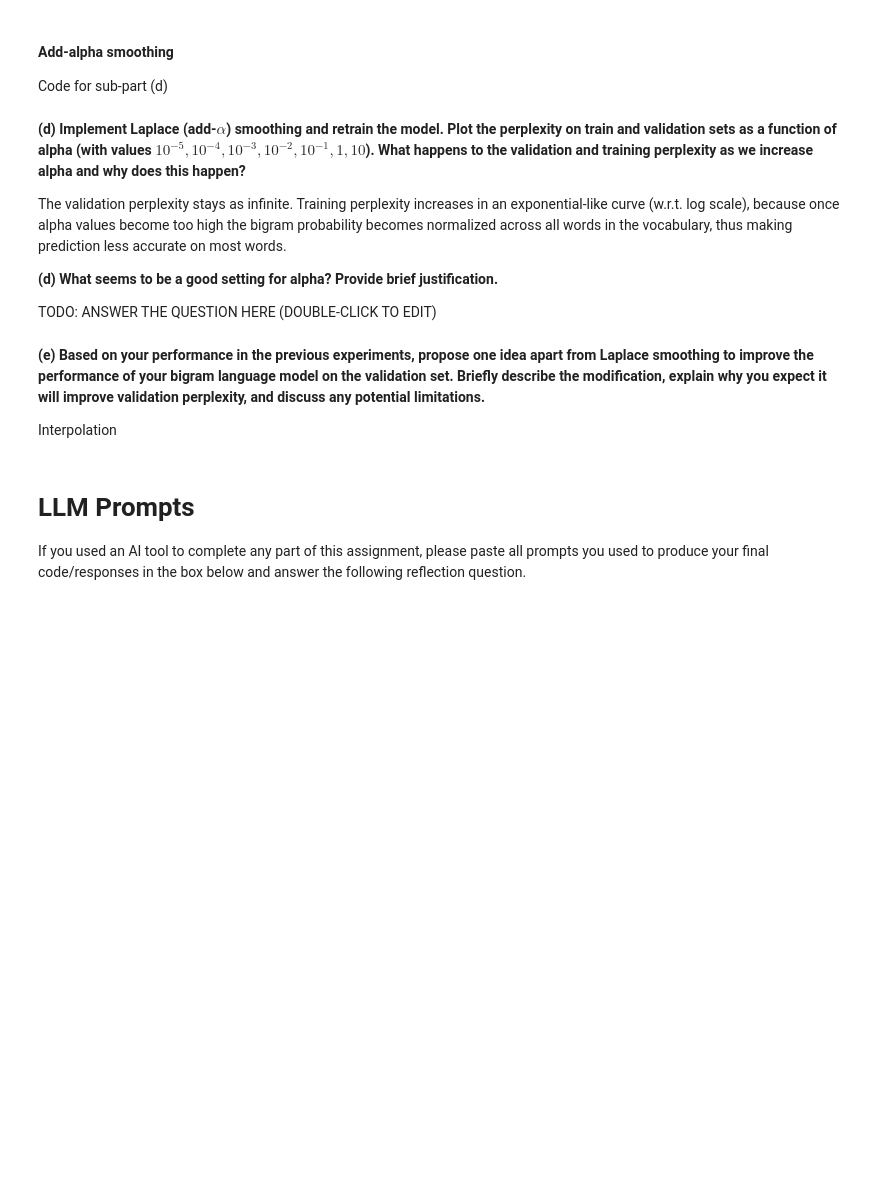
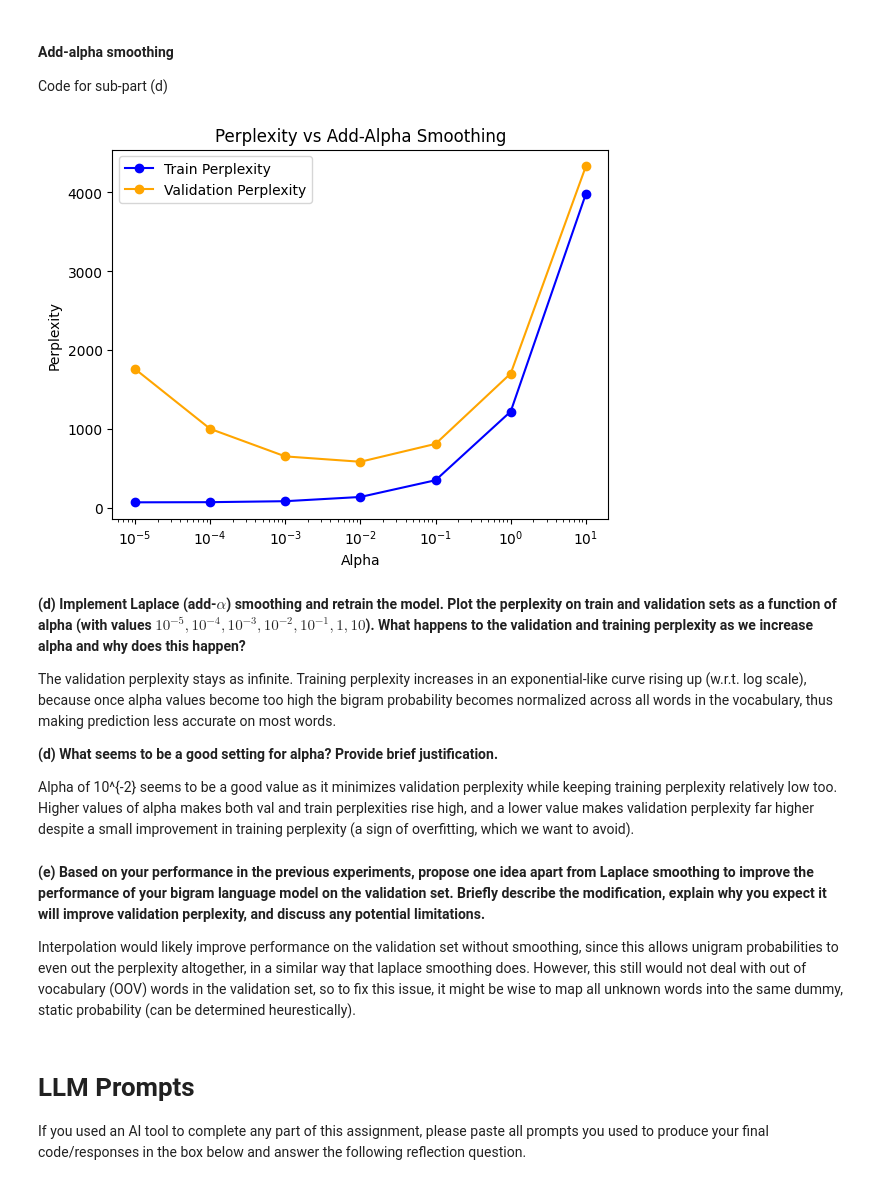
Before and after one commit to smkim0508/COS484-Notes, a Jupyter notebook: A1P1_Smoothing_(COS484_S2026).ipynb, the cells around one changed output. Saved outputs shown, nothing was run; the diff lists cells and outputs as text; code cells hidden in the pictures; blank space fills up the shorter version.

Commit message:
Completed: program 1, added graph for val/train perplexities

```diff
--- a/A1P1_Smoothing_(COS484_S2026).ipynb
+++ b/A1P1_Smoothing_(COS484_S2026).ipynb
@@ -247,7 +247,7 @@ train_tokens = tokenizer.nltkTokenize(train_text)
 val_tokens = tokenizer.nltkTokenize(val_text)
 # define vocab as unique set of words in training corpus
 # NOTE: should it be unique set of words in training AND validation corpus?
-vocabulary = sorted(list(set(train_tokens) + set(val_tokens)))
+vocabulary = sorted(list(set(train_tokens)))
 vocab_size = len(vocabulary)
 
 # map word to index for initializing LM
@@ -357,46 +357,49 @@ Code for sub-part (d)
 # %%
 train_pps = []
 val_pps = []
 alphas = [1e-5, 1e-4, 1e-3, 1e-2, 1e-1, 1, 10]
 
 # re-instantiate and re-train the model to allow this block to run independently
 lm = LanguageModel(word_to_index, vocabulary)
 lm = train_lm(lm, train_tokens)
 
 # loop through alpha values and find pp
 for alpha in alphas:
   train_pp = evaluate_lm(lm, train_tokens, alpha=alpha)
   valid_pp = evaluate_lm(lm, valid_tokens, alpha=alpha)
   train_pps.append(train_pp)
   val_pps.append(valid_pp)
 
 # graph the results
 import matplotlib.pyplot as plt
 
-plt.plot(alphas, train_pps, marker='o', label='Train Perplexity')
-plt.plot(alphas, val_pps, marker='o', label='Validation Perplexity')
+plt.plot(alphas, train_pps, marker='o', color='blue', label='Train Perplexity')
+plt.plot(alphas, val_pps, marker='o', color='orange', label='Validation Perplexity')
 plt.xscale('log')
 plt.xlabel('Alpha')
 plt.ylabel('Perplexity')
 plt.title('Perplexity vs Add-Alpha Smoothing')
 
+plt.legend()
 plt.show()
+# %% [output]
+[figure, added]
 # %% [markdown]
 **(d) Implement Laplace (add-$\alpha$) smoothing and retrain the model. Plot the perplexity on train and validation sets as a function of alpha (with values $10^{-5}, 10^{-4}, 10^{-3}, 10^{-2}, 10^{-1}, 1, 10$).
 What happens to the validation and training perplexity as we increase alpha and why does this happen?**
 
 The validation perplexity stays as infinite.
-Training perplexity increases in an exponential-like curve (w.r.t. log scale), because once alpha values become too high the bigram probability becomes normalized across all words in the vocabulary, thus making prediction less accurate on most words.
+Training perplexity increases in an exponential-like curve rising up (w.r.t. log scale), because once alpha values become too high the bigram probability becomes normalized across all words in the vocabulary, thus making prediction less accurate on most words.
 
 **(d) What seems to be a good setting for alpha? Provide brief justification.**
 
-TODO: ANSWER THE QUESTION HERE (DOUBLE-CLICK TO EDIT)
+Alpha of 10^{-2} seems to be a good value as it minimizes validation perplexity while keeping training perplexity relatively low too. Higher values of alpha makes both val and train perplexities rise high, and a lower value makes validation perplexity far higher despite a small improvement in training perplexity (a sign of overfitting, which we want to avoid).
 # %% [markdown]
 **(e) Based on your performance in the previous experiments, propose one idea apart from Laplace smoothing to
 improve the performance of your bigram language model on the validation set. Briefly describe the modification,
 explain why you expect it will improve validation perplexity, and discuss any potential limitations.**
 
-Interpolation
+Interpolation would likely improve performance on the validation set without smoothing, since this allows unigram probabilities to even out the perplexity altogether, in a similar way that laplace smoothing does. However, this still would not deal with out of vocabulary (OOV) words in the validation set, so to fix this issue, it might be wise to map all unknown words into the same dummy, static probability (can be determined heurestically).
 # %% [markdown]
 # LLM Prompts
 
```
Also changed, not shown: parts of 1 cell of this notebook.
